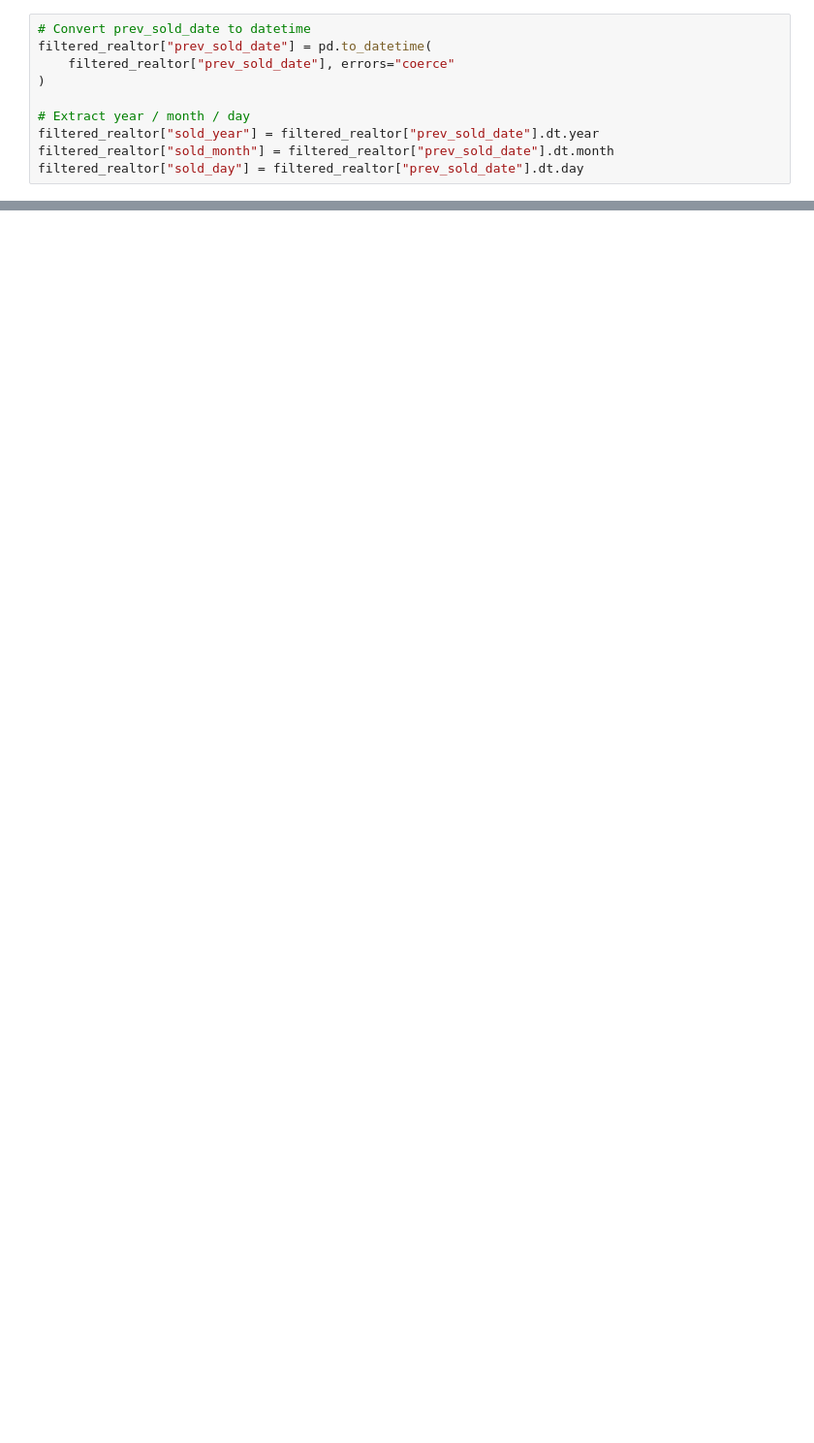
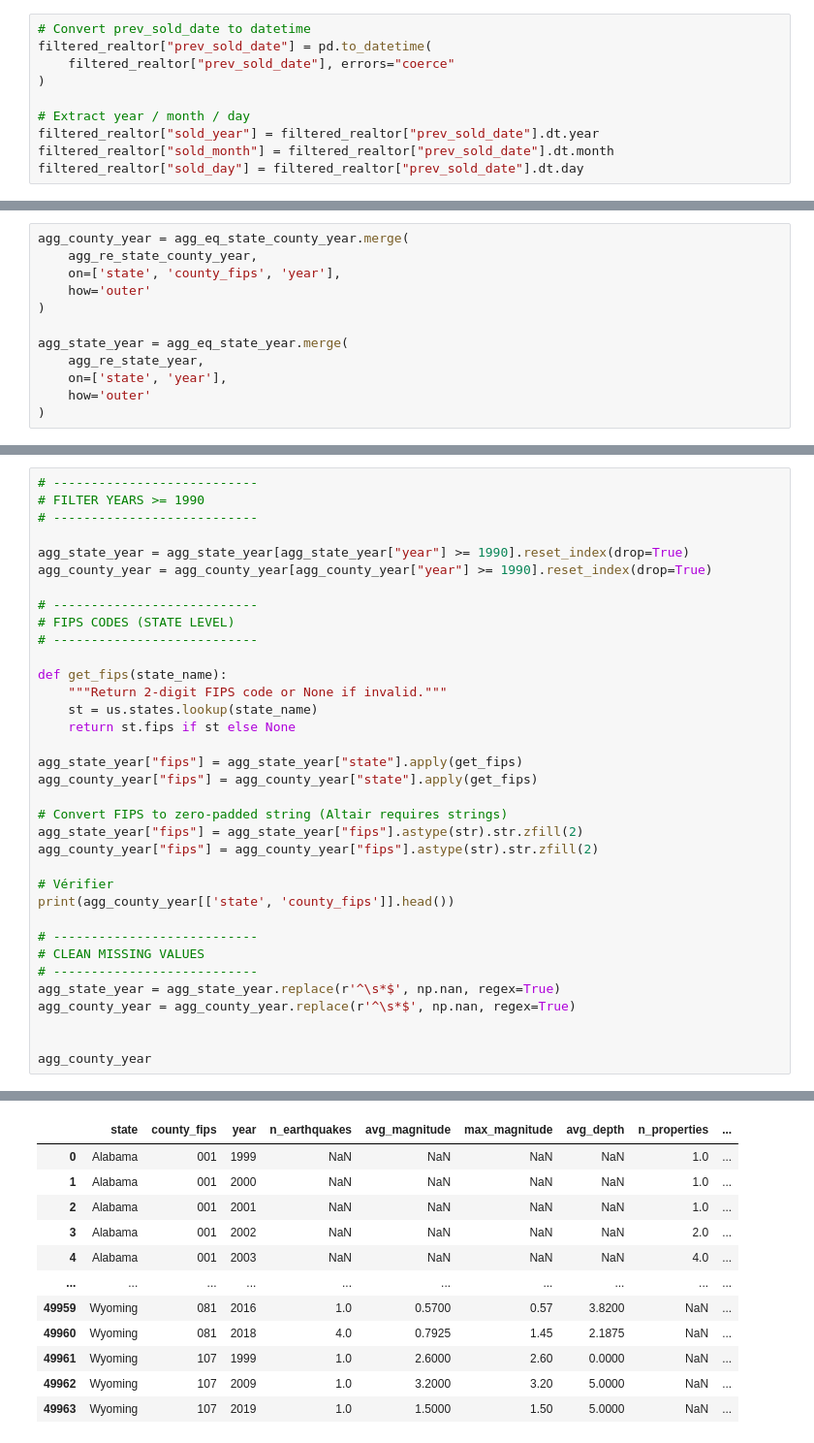
Before and after one commit to snonow/earthquake-realestate-viz, a Jupyter notebook: Data Manip.ipynb, the cells around one changed output, grey strips where cells are left out. Shown at 97% size. Drawn from its saved outputs; the diff is of its cells as text; blank space fills up the shorter version.

```diff
--- a/Data Manip.ipynb
+++ b/Data Manip.ipynb
@@ -454,0 +272,12 @@ print(agg_state_year.head())
+# %%
+agg_county_year = agg_eq_state_county_year.merge(
+    agg_re_state_county_year,
+    on=['state', 'county_fips', 'year'],
+    how='outer'
+)
+
+agg_state_year = agg_eq_state_year.merge(
+    agg_re_state_year,
+    on=['state', 'year'],
+    how='outer'
+)
@@ -454,0 +286,36 @@ print(agg_state_year.head())
+# %%
+# ---------------------------
+# FILTER YEARS >= 1990
+# ---------------------------
+
+agg_state_year = agg_state_year[agg_state_year["year"] >= 1990].reset_index(drop=True)
+agg_county_year = agg_county_year[agg_county_year["year"] >= 1990].reset_index(drop=True)
+
+# ---------------------------
+# FIPS CODES (STATE LEVEL)
+# ---------------------------
+
+def get_fips(state_name):
+    """Return 2-digit FIPS code or None if invalid."""
+    st = us.states.lookup(state_name)
+    return st.fips if st else None
+
+agg_state_year["fips"] = agg_state_year["state"].apply(get_fips)
+agg_county_year["fips"] = agg_county_year["state"].apply(get_fips)
+
+# Convert FIPS to zero-padded string (Altair requires strings)
+agg_state_year["fips"] = agg_state_year["fips"].astype(str).str.zfill(2)
+agg_county_year["fips"] = agg_county_year["fips"].astype(str).str.zfill(2)
+
+# Vérifier
+print(agg_county_year[['state', 'county_fips']].head())
+
+# ---------------------------
+# CLEAN MISSING VALUES
+# ---------------------------
+agg_state_year = agg_state_year.replace(r'^\s*$', np.nan, regex=True)
+agg_county_year = agg_county_year.replace(r'^\s*$', np.nan, regex=True)
+
+
+agg_county_year
+# %% [output]
@@ -454,0 +328,12 @@ print(agg_state_year.head())
+|  | state | county_fips | year | n_earthquakes | avg_magnitude | max_magnitude | avg_depth | n_properties | ... |
+| 0 | Alabama | 001 | 1999 | NaN | NaN | NaN | NaN | 1.0 | ... |
+| 1 | Alabama | 001 | 2000 | NaN | NaN | NaN | NaN | 1.0 | ... |
+| 2 | Alabama | 001 | 2001 | NaN | NaN | NaN | NaN | 1.0 | ... |
+| 3 | Alabama | 001 | 2002 | NaN | NaN | NaN | NaN | 2.0 | ... |
+| 4 | Alabama | 001 | 2003 | NaN | NaN | NaN | NaN | 4.0 | ... |
+| ... | ... | ... | ... | ... | ... | ... | ... | ... | ... |
+| 49959 | Wyoming | 081 | 2016 | 1.0 | 0.5700 | 0.57 | 3.8200 | NaN | ... |
+| 49960 | Wyoming | 081 | 2018 | 4.0 | 0.7925 | 1.45 | 2.1875 | NaN | ... |
+| 49961 | Wyoming | 107 | 1999 | 1.0 | 2.6000 | 2.60 | 0.0000 | NaN | ... |
+| 49962 | Wyoming | 107 | 2009 | 1.0 | 3.2000 | 3.20 | 5.0000 | NaN | ... |
+| 49963 | Wyoming | 107 | 2019 | 1.0 | 1.5000 | 1.50 | 5.0000 | NaN | ... |
```
Also changed, not shown: parts of 24 cells of this notebook, 2 other files.
